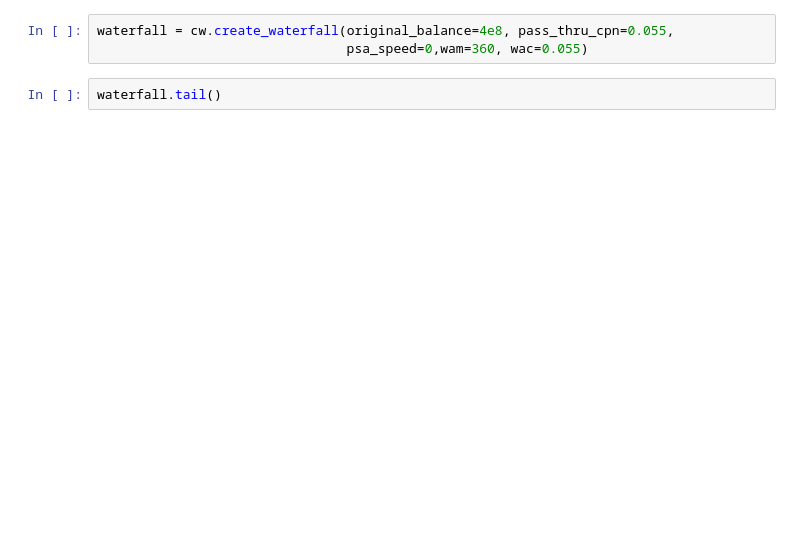
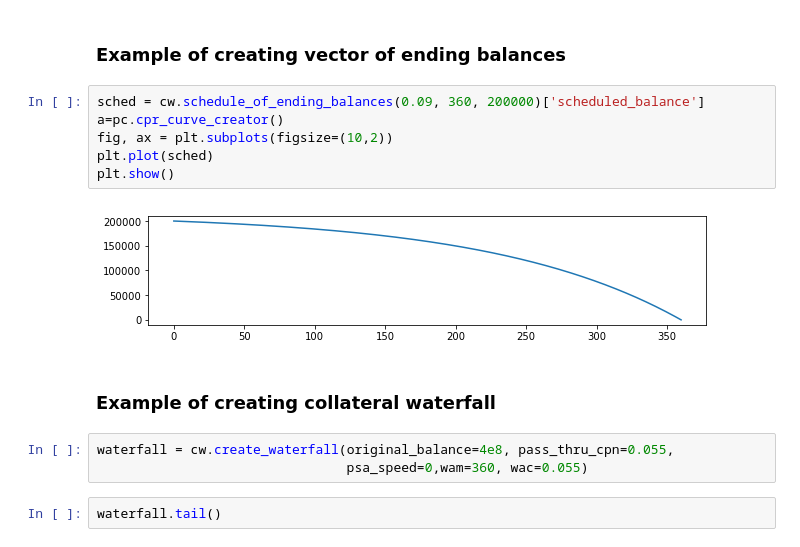
Before and after one commit to abehrman/zeusRMBS, a Jupyter notebook: zeusRMBS sandbox.ipynb, the cells around one changed output. Drawn from its saved outputs; the diff is of its cells as text; blank space fills up the shorter version.

```diff
--- a/zeusRMBS sandbox.ipynb
+++ b/zeusRMBS sandbox.ipynb
@@ -194,3 +64,15 @@ sched.head()
+# %% [markdown]
+### Example of creating vector of ending balances
+# %%
+sched = cw.schedule_of_ending_balances(0.09, 360, 200000)['scheduled_balance']
+a=pc.cpr_curve_creator()
+fig, ax = plt.subplots(figsize=(10,2))
+plt.plot(sched)
+plt.show()
+# %% [output]
+[figure, added]
+# %% [markdown]
+### Example of creating collateral waterfall
 # %%
 waterfall = cw.create_waterfall(original_balance=4e8, pass_thru_cpn=0.055,
                                 psa_speed=0,wam=360, wac=0.055)
```
Also changed, not shown: parts of 150 cells of this notebook, 12 other files.
